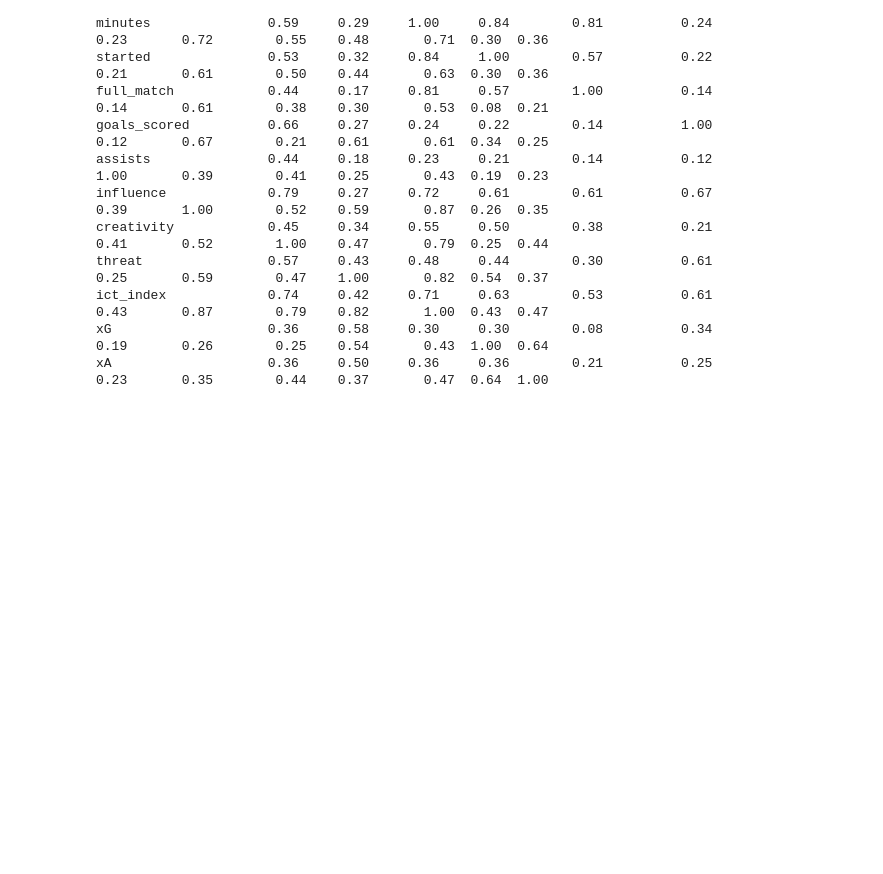
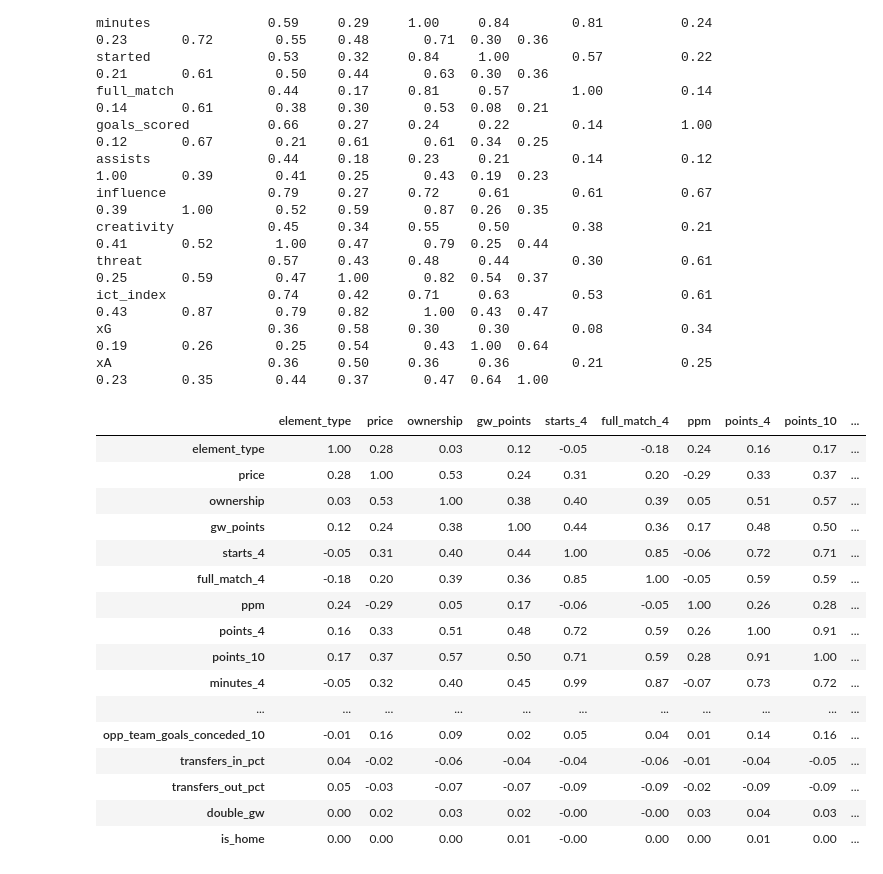
Before and after one commit to IoanKnowles/FPL_Test, a Jupyter notebook: notebooks/eda.ipynb, the cells around one changed output. Cells and saved outputs as stored; diff of their text form; code cells hidden in the pictures; blank space fills up the shorter version.

```diff
--- a/notebooks/eda.ipynb
+++ b/notebooks/eda.ipynb
@@ -205,3 +205,44 @@ threat                0.57     0.43     0.48     0.44        0.30          0.61
 ict_index             0.74     0.42     0.71     0.63        0.53          0.61     0.43       0.87        0.79    0.82       1.00  0.43  0.47
 xG                    0.36     0.58     0.30     0.30        0.08          0.34     0.19       0.26        0.25    0.54       0.43  1.00  0.64
 xA                    0.36     0.50     0.36     0.36        0.21          0.25     0.23       0.35        0.44    0.37       0.47  0.64  1.00
+# %%
+# Full features_2025 parquet correlation matrix
+
+import pandas as pd
+from pathlib import Path
+
+# 1. Load your feature matrix
+features_path = Path("..") / "data" / "processed" / "features_2025.parquet"
+df = pd.read_parquet(features_path)
+
+# 2. Select only the numeric columns (drops your name/string fields)
+numeric = df.select_dtypes(include=["number"]).drop(columns=['element','round','blank_gw'],errors='ignore')
+
+# 3. Compute the Pearson correlation matrix
+corr = numeric.corr(method="pearson").round(2)
+
+# 4. Tidy display settings
+pd.set_option("display.max_rows", None)
+pd.set_option("display.max_columns", None)
+pd.set_option("display.precision", 2)
+
+# 5. Show it
+corr
+# %% [output]
+|  | element_type | price | ownership | gw_points | starts_4 | full_match_4 | ppm | points_4 | points_10 | ... |
+| element_type | 1.00 | 0.28 | 0.03 | 0.12 | -0.05 | -0.18 | 0.24 | 0.16 | 0.17 | ... |
+| price | 0.28 | 1.00 | 0.53 | 0.24 | 0.31 | 0.20 | -0.29 | 0.33 | 0.37 | ... |
+| ownership | 0.03 | 0.53 | 1.00 | 0.38 | 0.40 | 0.39 | 0.05 | 0.51 | 0.57 | ... |
+| gw_points | 0.12 | 0.24 | 0.38 | 1.00 | 0.44 | 0.36 | 0.17 | 0.48 | 0.50 | ... |
+| starts_4 | -0.05 | 0.31 | 0.40 | 0.44 | 1.00 | 0.85 | -0.06 | 0.72 | 0.71 | ... |
+| full_match_4 | -0.18 | 0.20 | 0.39 | 0.36 | 0.85 | 1.00 | -0.05 | 0.59 | 0.59 | ... |
+| ppm | 0.24 | -0.29 | 0.05 | 0.17 | -0.06 | -0.05 | 1.00 | 0.26 | 0.28 | ... |
+| points_4 | 0.16 | 0.33 | 0.51 | 0.48 | 0.72 | 0.59 | 0.26 | 1.00 | 0.91 | ... |
+| points_10 | 0.17 | 0.37 | 0.57 | 0.50 | 0.71 | 0.59 | 0.28 | 0.91 | 1.00 | ... |
+| minutes_4 | -0.05 | 0.32 | 0.40 | 0.45 | 0.99 | 0.87 | -0.07 | 0.73 | 0.72 | ... |
+| ... | ... | ... | ... | ... | ... | ... | ... | ... | ... | ... |
+| opp_team_goals_conceded_10 | -0.01 | 0.16 | 0.09 | 0.02 | 0.05 | 0.04 | 0.01 | 0.14 | 0.16 | ... |
+| transfers_in_pct | 0.04 | -0.02 | -0.06 | -0.04 | -0.04 | -0.06 | -0.01 | -0.04 | -0.05 | ... |
+| transfers_out_pct | 0.05 | -0.03 | -0.07 | -0.07 | -0.09 | -0.09 | -0.02 | -0.09 | -0.09 | ... |
+| double_gw | 0.00 | 0.02 | 0.03 | 0.02 | -0.00 | -0.00 | 0.03 | 0.04 | 0.03 | ... |
+| is_home | 0.00 | 0.00 | 0.00 | 0.01 | -0.00 | 0.00 | 0.00 | 0.01 | 0.00 | ... |
```
Also changed, not shown: parts of 4 cells of this notebook, 12 other files.
